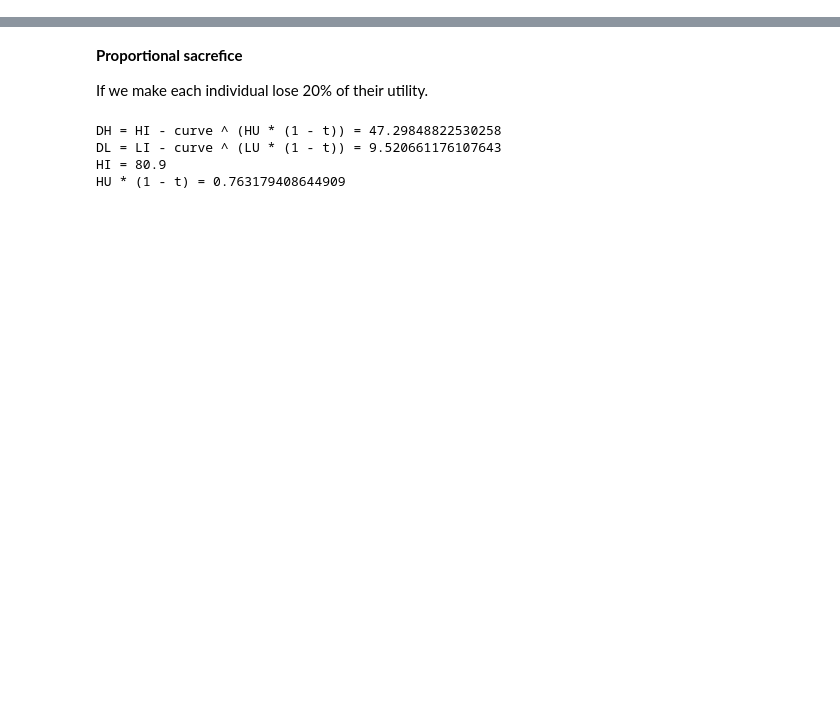
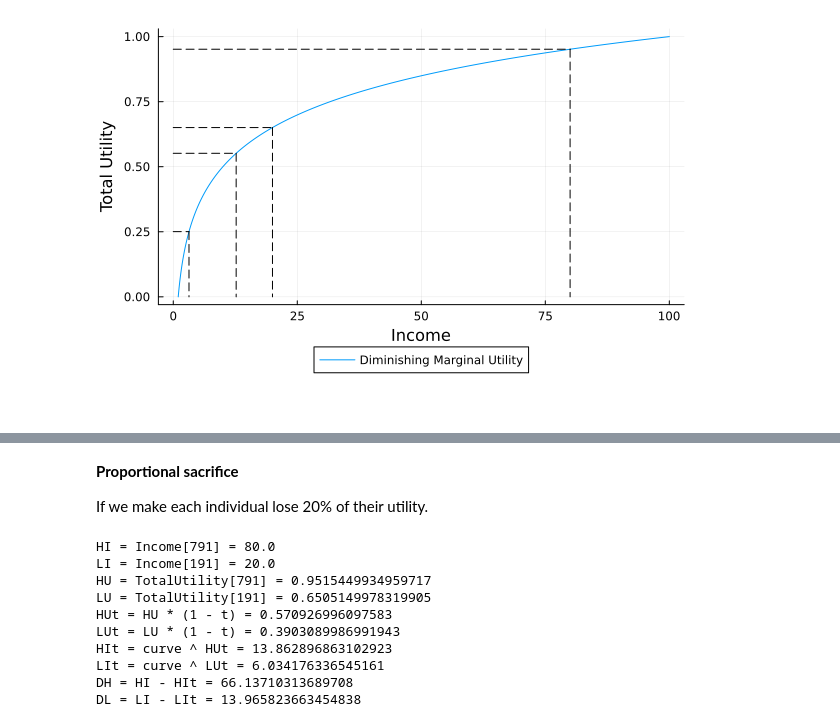
Before and after one commit to BraddWForster/learning_julia, a Jupyter notebook: coding_basics/taxes.ipynb, the cells around one changed output, grey strips where cells are left out. Drawn from its saved outputs; the diff is of its cells as text; code cells hidden in the pictures; blank space fills up the shorter version.

```diff
--- a/coding_basics/taxes.ipynb
+++ b/coding_basics/taxes.ipynb
@@ -54,0 +54,16 @@ DL = 12.6
+# %%
+x1, x2 = [0, HI],     [HI, HI]    # vectors
+y1, y2 = [HU, HU],  [HU, 0]    # vectors
+x3, x4 = [0, HIt],     [HIt, HIt]    # vectors
+y3, y4 = [HUt, HUt],  [HUt, 0]    # vectors
+x5, x6 = [0, LI],     [LI, LI]    # vectors
+y5, y6 = [LU, LU],  [LU, 0]    # vectors
+x7, x8 = [0, LIt],     [LIt, LIt]    # vectors
+y7, y8 = [LUt, LUt],  [LUt, 0]    # vectors
+plot(Income, TotalUtility, xlabel = "Income", ylabel = "Total Utility", label = "Diminishing Marginal Utility")
+plot!([(x1,y1), (x2,y2)], lc=:black, label = "", ls=:dash)
+plot!([(x3,y3), (x4,y4)], lc=:black, label = "", ls=:dash)
+plot!([(x5,y5), (x6,y6)], lc=:black, label = "", ls=:dash)
+plot!([(x7,y7), (x8,y8)], lc=:black, label = "", ls=:dash)
+plot!(legend=:outerbottom, legendcolumns=3)
+# %% [output]
@@ -54,0 +72 @@ DL = 12.6
+[figure, added]
@@ -55,18 +77,30 @@ DL = 12.6
 # %% [markdown]
-**Proportional sacrefice**
+**Proportional sacrifice**
 
 If we make each individual lose 20\% of their utility.
 # %%
-t = 0.2
-@show DH = HI - curve^(HU * (1 - t))
-@show DL = LI - curve^(LU * (1 - t))
-@show HI
-@show HU * (1 - t);
+t = 0.4
+@show HI = Income[791]
+@show LI = Income[191]
+@show HU = TotalUtility[791]
+@show LU = TotalUtility[191]
+@show HUt = HU * (1 - t)
+@show LUt = LU * (1 - t)
+@show HIt = curve^HUt
+@show LIt = curve^LUt
+@show DH = HI - HIt
+@show DL = LI - LIt;
 # %% [output]
-DH = HI - curve ^ (HU * (1 - t)) = 47.29848822530258
-DL = LI - curve ^ (LU * (1 - t)) = 9.520661176107643
-HI = 80.9
-HU * (1 - t) = 0.763179408644909
+HI = Income[791] = 80.0
+LI = Income[191] = 20.0
+HU = TotalUtility[791] = 0.9515449934959717
+LU = TotalUtility[191] = 0.6505149978319905
+HUt = HU * (1 - t) = 0.570926996097583
+LUt = LU * (1 - t) = 0.3903089986991943
+HIt = curve ^ HUt = 13.862896863102923
+LIt = curve ^ LUt = 6.034176336545161
+DH = HI - HIt = 66.13710313689708
+DL = LI - LIt = 13.965823663454838
 # %%
 @show DH
 @show DL;
```
Also changed, not shown: parts of 11 cells of this notebook.
